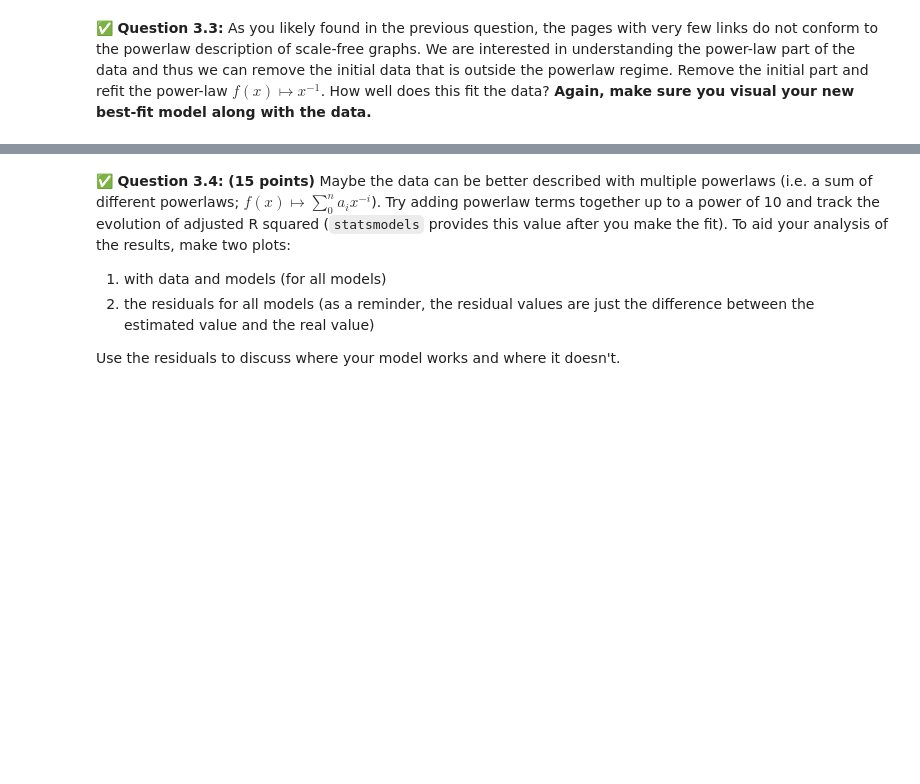
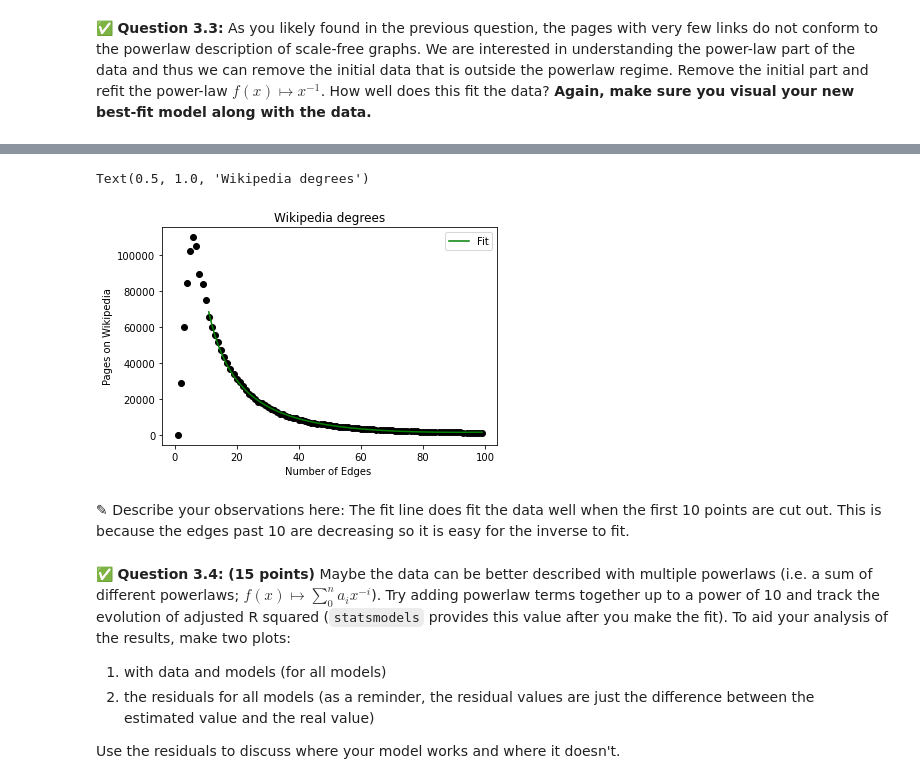
Before and after one commit to patelta2/cmse202-s21-turnin, a Jupyter notebook: hw-04/HW-04_graph_regression-TanmayPatel.ipynb, the cells around one changed output, grey strips where cells are left out. Cells and saved outputs as stored; diff of their text form; code cells hidden in the pictures; blank space fills up the shorter version.

```diff
--- a/hw-04/HW-04_graph_regression-TanmayPatel.ipynb
+++ b/hw-04/HW-04_graph_regression-TanmayPatel.ipynb
@@ -352,3 +377,25 @@ For the regression model fitting that you're going to do in this part of the ass
+# %%
+# Put your code here
+edges_cut = X[10:]
+pages_cut = Y[10:]
+
+data_cut = {"Constant":np.ones(len(edges_cut)),"data": edges_cut,"Inverse:": 1/edges_cut}
+df = pd.DataFrame(data = data_cut)
+df.head()
+
+res2 = sm.OLS(pages_cut, df).fit()
+
+plt.scatter(X,Y, color = "black")
+plt.plot(edges_cut, res2.fittedvalues, color = "green", label = "Fit")
+plt.legend()
+plt.xlabel("Number of Edges ")
+plt.ylabel("Pages on Wikipedia")
+plt.title("Wikipedia degrees")
+# %% [output]
+Text(0.5, 1.0, 'Wikipedia degrees')
+[figure, added]
+# %% [markdown]
+<font size=+3>&#9998;</font> Describe your observations here: The fit line does fit the data well when the first 10 points are cut out. This is because the edges past 10 are decreasing so it is easy for the inverse to fit.
 # %% [markdown]
 &#9989; **Question 3.4: (15 points)** Maybe the data can be better described with multiple powerlaws (i.e. a sum of different powerlaws; $f(x)\mapsto \sum_0^n a_i x^{-i}$). Try adding powerlaw terms together up to a power of 10 and track the evolution of adjusted R squared (`statsmodels` provides this value after you make the fit). To aid your analysis of the results, make two plots:
 1) with data and models (for all models)
```
Also changed, not shown: parts of 13 cells of this notebook.
